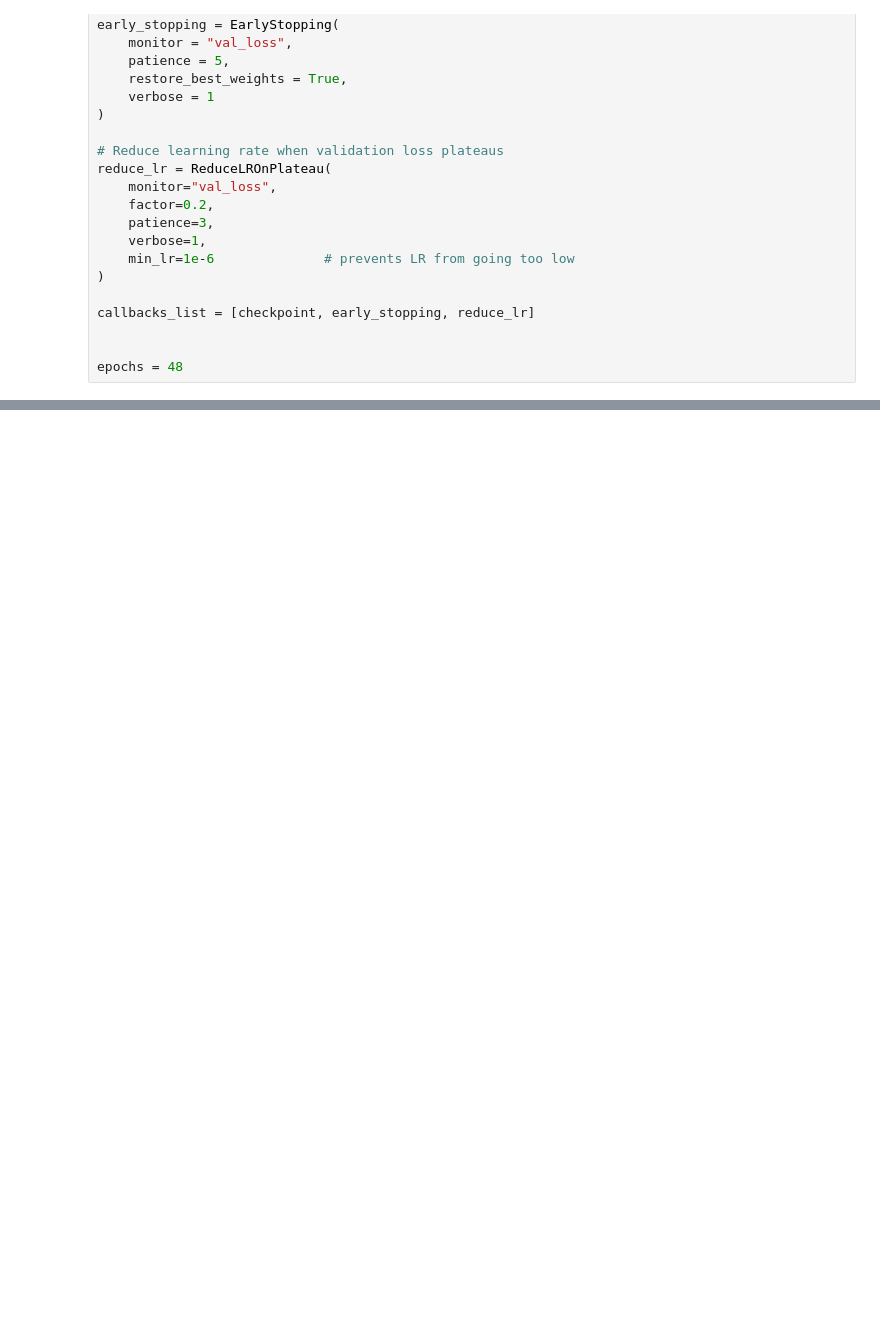
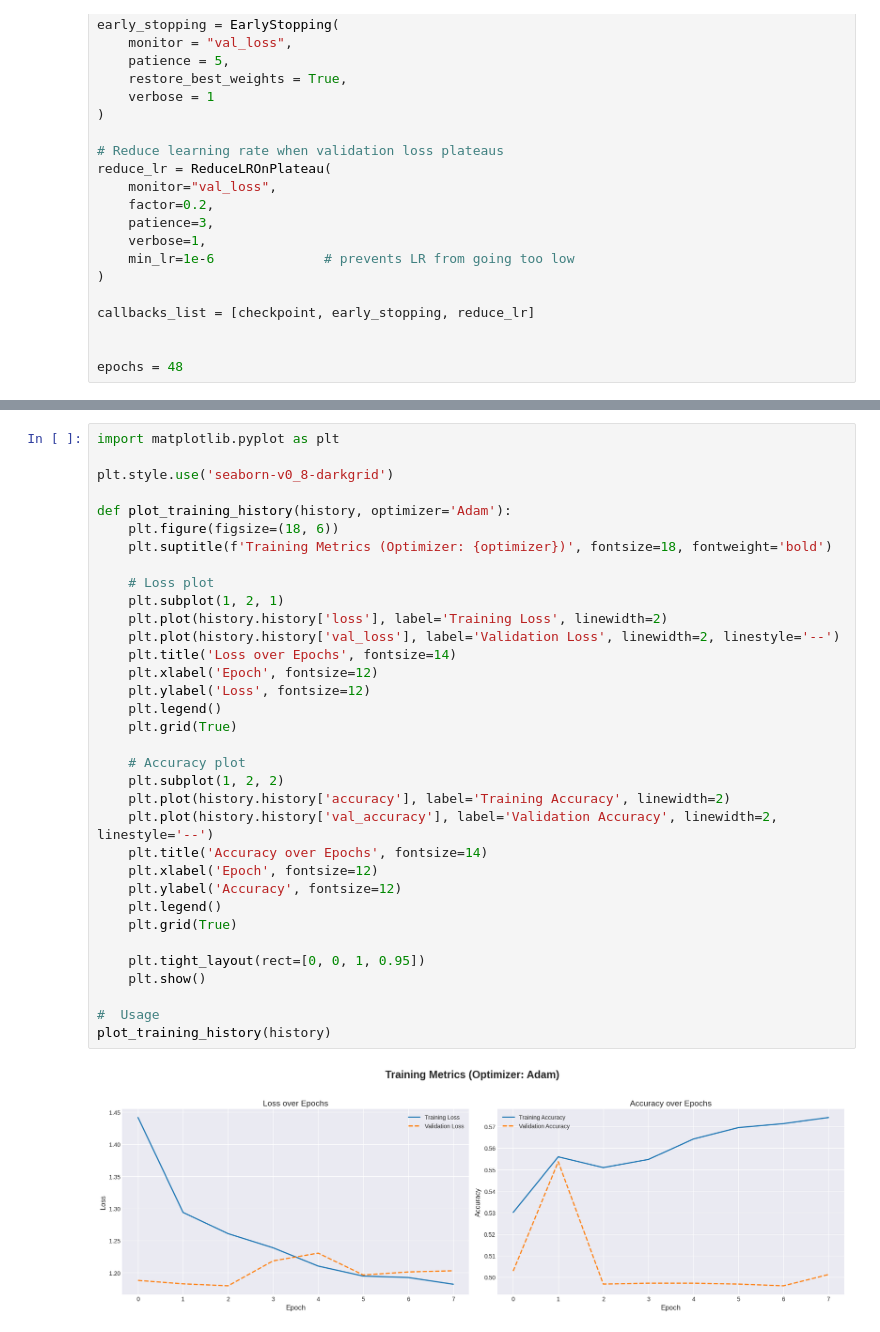
Before and after one commit to jayshivankar/Face-Analysis, a Jupyter notebook: Models/fatigue_prediction.ipynb, the cells around one changed output, grey strips where cells are left out. Cells and saved outputs as stored; diff of their text form; blank space fills up the shorter version.

```diff
--- a/Models/fatigue_prediction.ipynb
+++ b/Models/fatigue_prediction.ipynb
@@ -205,0 +237,36 @@ history = model.fit(
+# %%
+import matplotlib.pyplot as plt
+
+plt.style.use('seaborn-v0_8-darkgrid')
+
+def plot_training_history(history, optimizer='Adam'):
+    plt.figure(figsize=(18, 6))
+    plt.suptitle(f'Training Metrics (Optimizer: {optimizer})', fontsize=18, fontweight='bold')
+
+    # Loss plot
+    plt.subplot(1, 2, 1)
+    plt.plot(history.history['loss'], label='Training Loss', linewidth=2)
+    plt.plot(history.history['val_loss'], label='Validation Loss', linewidth=2, linestyle='--')
+    plt.title('Loss over Epochs', fontsize=14)
+    plt.xlabel('Epoch', fontsize=12)
+    plt.ylabel('Loss', fontsize=12)
+    plt.legend()
+    plt.grid(True)
+
+    # Accuracy plot
+    plt.subplot(1, 2, 2)
+    plt.plot(history.history['accuracy'], label='Training Accuracy', linewidth=2)
+    plt.plot(history.history['val_accuracy'], label='Validation Accuracy', linewidth=2, linestyle='--')
+    plt.title('Accuracy over Epochs', fontsize=14)
+    plt.xlabel('Epoch', fontsize=12)
+    plt.ylabel('Accuracy', fontsize=12)
+    plt.legend()
+    plt.grid(True)
+
+    plt.tight_layout(rect=[0, 0, 1, 0.95])
+    plt.show()
+
+#  Usage
+plot_training_history(history)
+# %% [output]
+[figure, added]
```
Also changed, not shown: parts of 3 cells of this notebook, 2 other files.
